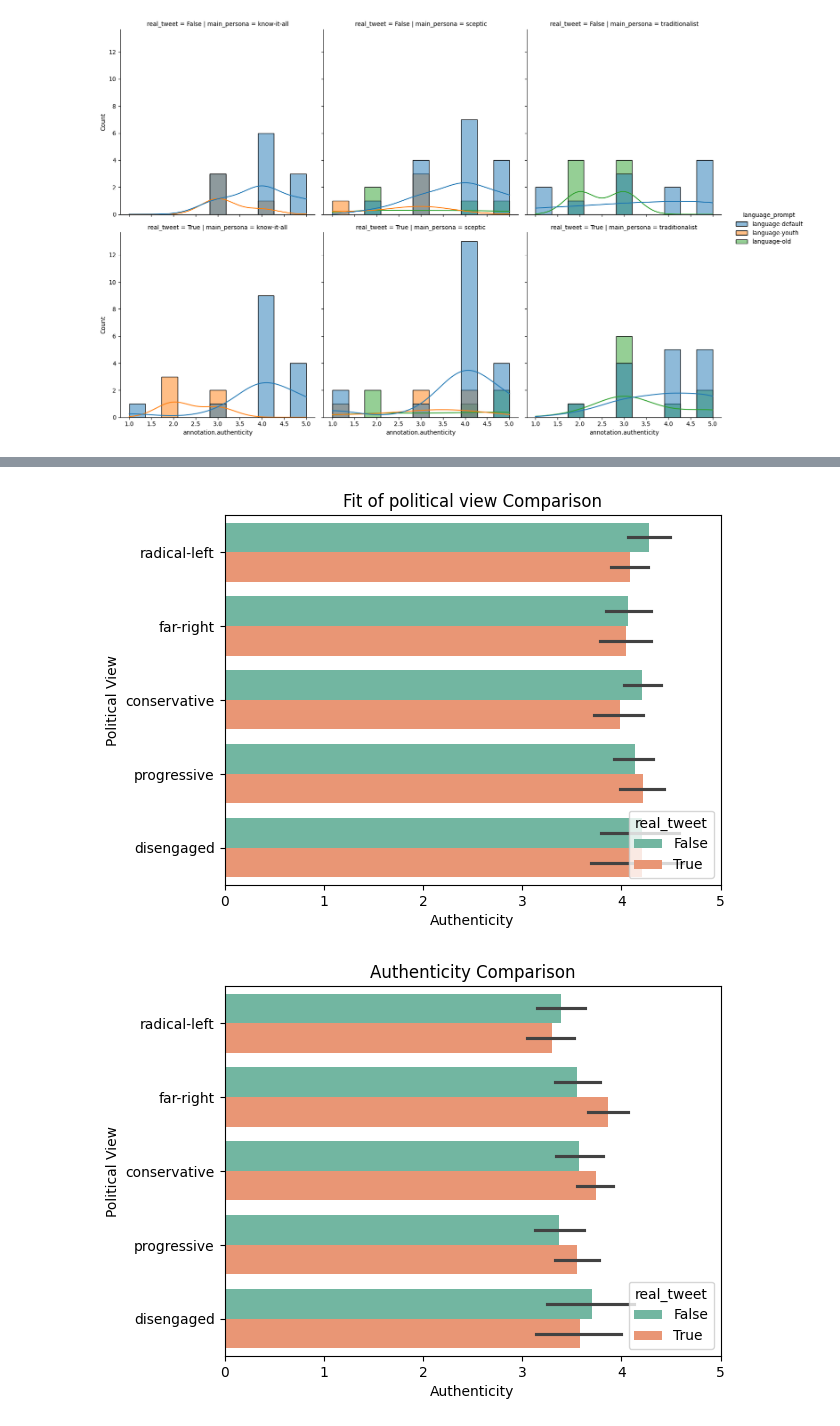
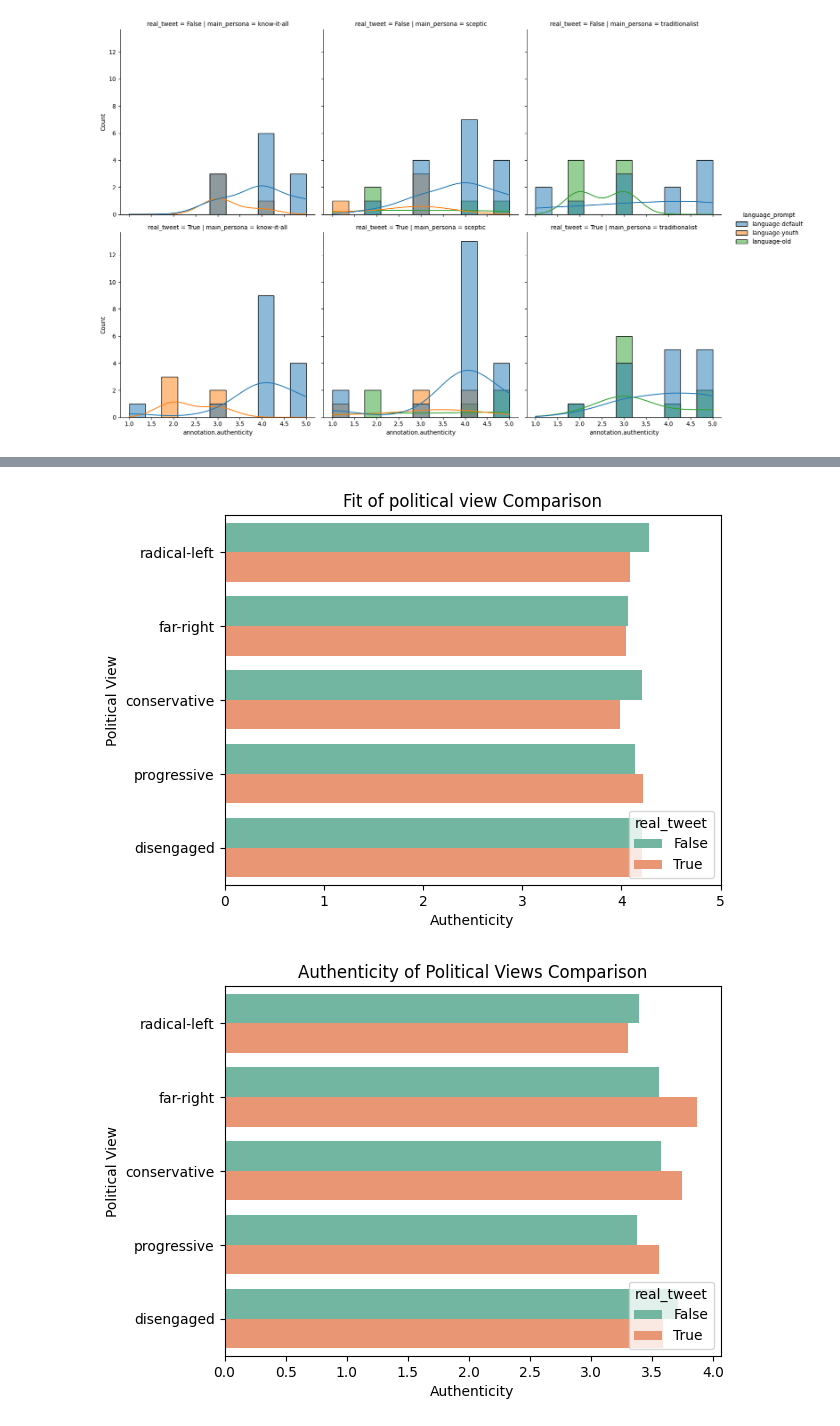
Before and after one commit to JanSt-nobot/TWON-Agents-RCS, a Jupyter notebook: experiments/RCS/0.1-Data-Processing.ipynb, the cells around one changed output, grey strips where cells are left out. Saved outputs shown, nothing was run; the diff lists cells and outputs as text; code cells hidden in the pictures.

```diff
--- a/experiments/RCS/0.1-Data-Processing.ipynb
+++ b/experiments/RCS/0.1-Data-Processing.ipynb
@@ -249,0 +280,15 @@ sns.move_legend(ax, "lower right")
+# %%
+# compare tone between language prompt and no language prompt depending on language prompt
+plot_name = 'bar_chart_tone_per_persona_language_yesvno'
+colors = sns.color_palette('Set2')
+
+# Filter the dataset to include only the rows with language prompts
+dataset['with_language_prompt'] = dataset['language_prompt'].notnull()
+# Plot the tone comparison without error bars
+ax = sns.barplot(y='main_persona', x='annotation.tone', hue='with_language_prompt', data=dataset, palette=colors, errorbar=None)
+ax.set_xlim(0, 5.9)  # Set x-axis limit to 5
+ax.set_title('Tone Comparison')
+ax.set_xlabel('Tone')
+ax.set_ylabel('Language Prompt')
+sns.move_legend(ax, "lower right", bbox_to_anchor=(1.0, 0.04))
+ax.get_figure().savefig(f'{OUT_PATH}/{plot_name}.language.model.auth.pdf', format="pdf", bbox_inches="tight")
@@ -250,22 +297,26 @@ sns.move_legend(ax, "lower right")
 # %%
 # compare fit of political opinion between real and generated tweets depending on political view
+plot_name = 'bar_chart_political_view_fit_realvfake'
 colors = sns.color_palette('Set2')
-ax = sns.barplot(y='political_view', x='annotation.politics', hue='real_tweet', data=dataset, palette=colors)
+ax = sns.barplot(y='political_view', x='annotation.politics', hue='real_tweet', data=dataset, palette=colors, errorbar=None)
 ax.set_xlim(0, 5)  # Set x-axis limit to 5
 ax.set_title('Fit of political view Comparison')
 ax.set_ylabel('Political View')
 ax.set_xlabel('Authenticity')
 sns.move_legend(ax, "lower right")
+ax.get_figure().savefig(f'{OUT_PATH}/{plot_name}.language.model.auth.pdf', format="pdf", bbox_inches="tight")
 # %% [output]
-[figure, old version]
+[figure, new version]
 # %%
 # compare authenticity of political opinion between real and generated tweets depending on political view
+ax.set_xlim(0, 5)  # Set x-axis limit to 5
+plot_name = 'bar_chart_authenticity_per_political_view_realvfake'
 colors = sns.color_palette('Set2')
-ax = sns.barplot(y='political_view', x='annotation.authenticity', hue='real_tweet', data=dataset, palette=colors)
-ax.set_xlim(0, 5)  # Set x-axis limit to 5
-ax.set_title('Authenticity Comparison')
+ax = sns.barplot(x='annotation.authenticity', y='political_view', hue='real_tweet', data=dataset, palette=colors, errorbar=None)
+ax.set_title('Authenticity of Political Views Comparison')
 ax.set_ylabel('Political View')
 ax.set_xlabel('Authenticity')
 sns.move_legend(ax, "lower right")
+#ax.get_figure().savefig(f'{OUT_PATH}/{plot_name}.language.model.auth.pdf', format="pdf", bbox_inches="tight")
 # %% [output]
-[figure, old version]
+[figure, new version]
```
Also changed, not shown: parts of 9 cells of this notebook, 7 other files.
